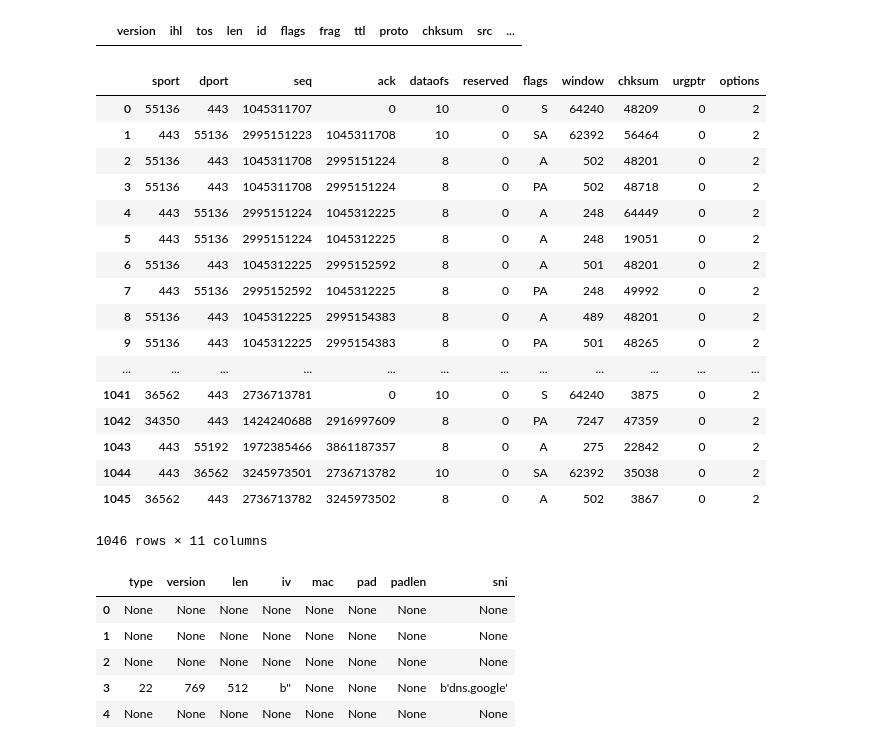
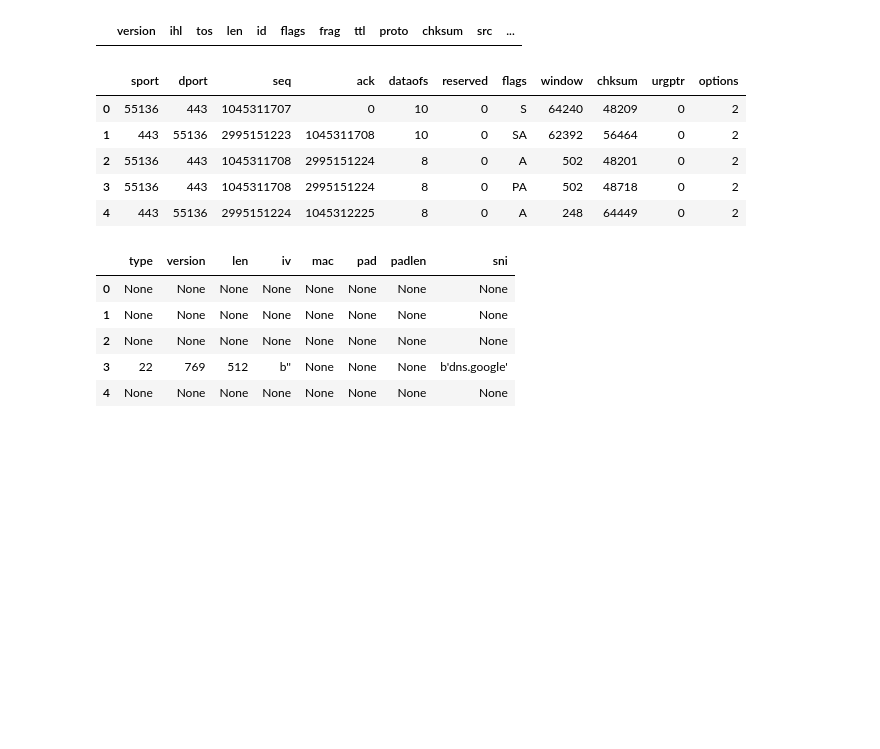
Before and after one commit to bx1n/doh-analysis, a Jupyter notebook: Data-analysis-DoH.ipynb, the cells around one changed output. Drawn from its saved outputs; the diff is of its cells as text; code cells hidden in the pictures; blank space fills up the shorter version.

```diff
--- a/Data-analysis-DoH.ipynb
+++ b/Data-analysis-DoH.ipynb
@@ -201,46 +201,34 @@ df_fields = tcp_fields  #+ ['payload']
 
 df = pd.DataFrame(columns=df_fields)
 
 for pkt in temp_pcap[IP]:
 
     values = []
 
     #tcp layer - getting type
     layer_type = type(pkt[IP].payload)
     for fd in tcp_fields:
         try:
             if fd == 'options':
                 values.append(len(pkt[layer_type].fields[fd][0]))
             else:
                 values.append(pkt[layer_type].fields[fd])
         except:
             values.append(None)
 
     df_append = pd.DataFrame([values], columns=df_fields)
     df = pd.concat([df, df_append], axis=0)
 
 df = df.reset_index()
 df = df.drop(columns="index")
-df
+df.head()
 # %% [output]
 |  | sport | dport | seq | ack | dataofs | reserved | flags | window | chksum | urgptr | options |
 | 0 | 55136 | 443 | 1045311707 | 0 | 10 | 0 | S | 64240 | 48209 | 0 | 2 |
 | 1 | 443 | 55136 | 2995151223 | 1045311708 | 10 | 0 | SA | 62392 | 56464 | 0 | 2 |
 | 2 | 55136 | 443 | 1045311708 | 2995151224 | 8 | 0 | A | 502 | 48201 | 0 | 2 |
 | 3 | 55136 | 443 | 1045311708 | 2995151224 | 8 | 0 | PA | 502 | 48718 | 0 | 2 |
 | 4 | 443 | 55136 | 2995151224 | 1045312225 | 8 | 0 | A | 248 | 64449 | 0 | 2 |
-| 5 | 443 | 55136 | 2995151224 | 1045312225 | 8 | 0 | A | 248 | 19051 | 0 | 2 |
-| 6 | 55136 | 443 | 1045312225 | 2995152592 | 8 | 0 | A | 501 | 48201 | 0 | 2 |
-| 7 | 443 | 55136 | 2995152592 | 1045312225 | 8 | 0 | PA | 248 | 49992 | 0 | 2 |
-| 8 | 55136 | 443 | 1045312225 | 2995154383 | 8 | 0 | A | 489 | 48201 | 0 | 2 |
-| 9 | 55136 | 443 | 1045312225 | 2995154383 | 8 | 0 | PA | 501 | 48265 | 0 | 2 |
-| ... | ... | ... | ... | ... | ... | ... | ... | ... | ... | ... | ... |
-| 1041 | 36562 | 443 | 2736713781 | 0 | 10 | 0 | S | 64240 | 3875 | 0 | 2 |
-| 1042 | 34350 | 443 | 1424240688 | 2916997609 | 8 | 0 | PA | 7247 | 47359 | 0 | 2 |
-| 1043 | 443 | 55192 | 1972385466 | 3861187357 | 8 | 0 | A | 275 | 22842 | 0 | 2 |
-| 1044 | 443 | 36562 | 3245973501 | 2736713782 | 10 | 0 | SA | 62392 | 35038 | 0 | 2 |
-| 1045 | 36562 | 443 | 2736713782 | 3245973502 | 8 | 0 | A | 502 | 3867 | 0 | 2 |
-1046 rows × 11 columns
 # %%
 df.flags.value_counts()
 # %%
```
Also changed, not shown: parts of 2 cells of this notebook.
